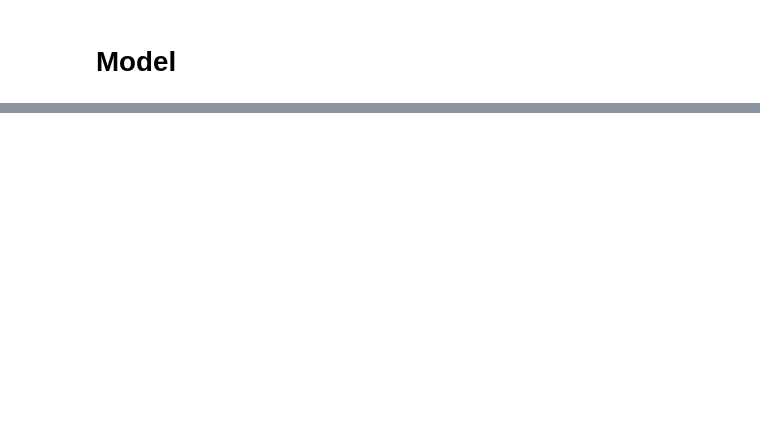
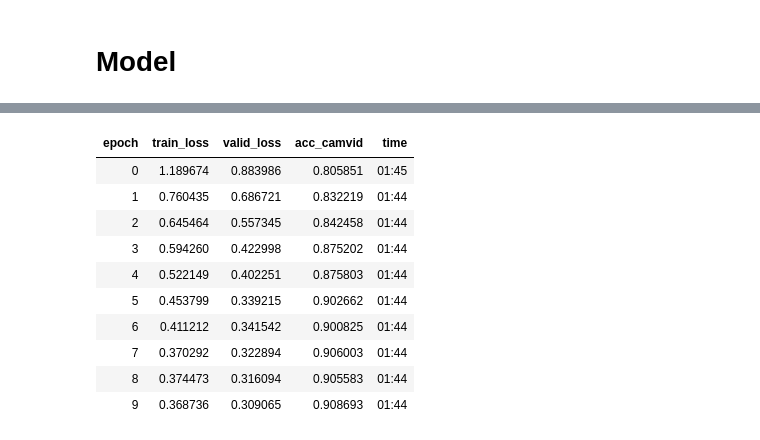
Before and after one commit to Humaidabdullah/FastAi-Course, a Jupyter notebook: Lesson 3.2 - Image segmentation with CamVid/Untitled.ipynb, the cells around one changed output, grey strips where cells are left out. Saved outputs shown, nothing was run; the diff lists cells and outputs as text; code cells hidden in the pictures; blank space fills up the shorter version.

```diff
--- a/Lesson 3.2 - Image segmentation with CamVid/Untitled.ipynb
+++ b/Lesson 3.2 - Image segmentation with CamVid/Untitled.ipynb
@@ -151,0 +149,14 @@ learn.recorder.plot()
+# %%
+learn.fit_one_cycle(10,slice(lr))
+# %% [output]
+| epoch | train_loss | valid_loss | acc_camvid | time |
+| 0 | 1.189674 | 0.883986 | 0.805851 | 01:45 |
+| 1 | 0.760435 | 0.686721 | 0.832219 | 01:44 |
+| 2 | 0.645464 | 0.557345 | 0.842458 | 01:44 |
+| 3 | 0.594260 | 0.422998 | 0.875202 | 01:44 |
+| 4 | 0.522149 | 0.402251 | 0.875803 | 01:44 |
+| 5 | 0.453799 | 0.339215 | 0.902662 | 01:44 |
+| 6 | 0.411212 | 0.341542 | 0.900825 | 01:44 |
+| 7 | 0.370292 | 0.322894 | 0.906003 | 01:44 |
+| 8 | 0.374473 | 0.316094 | 0.905583 | 01:44 |
+| 9 | 0.368736 | 0.309065 | 0.908693 | 01:44 |
```
Also changed, not shown: parts of 17 cells of this notebook.
